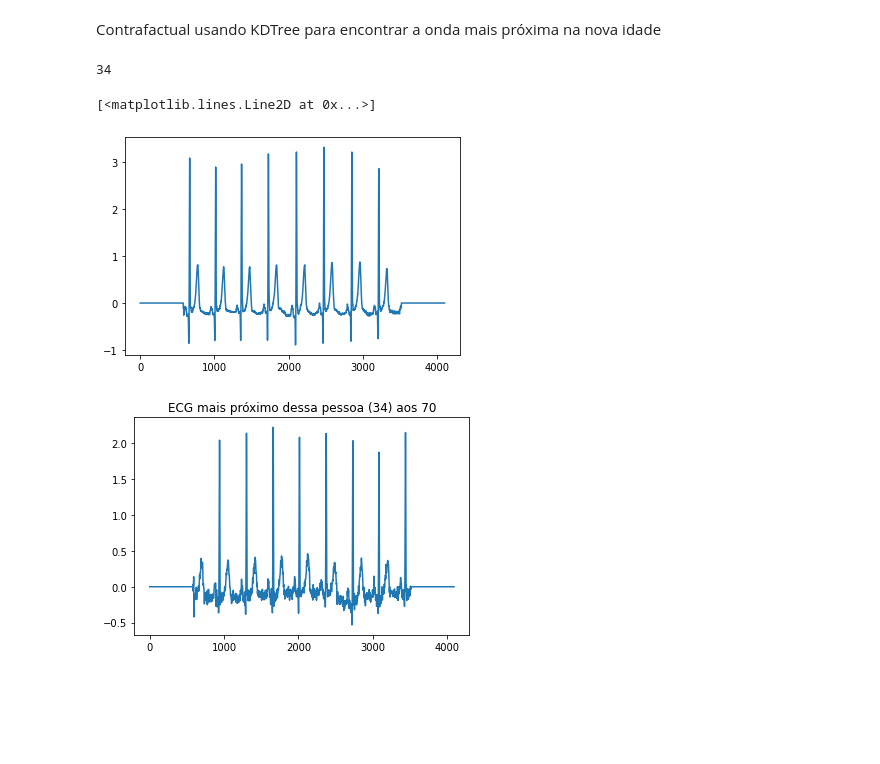
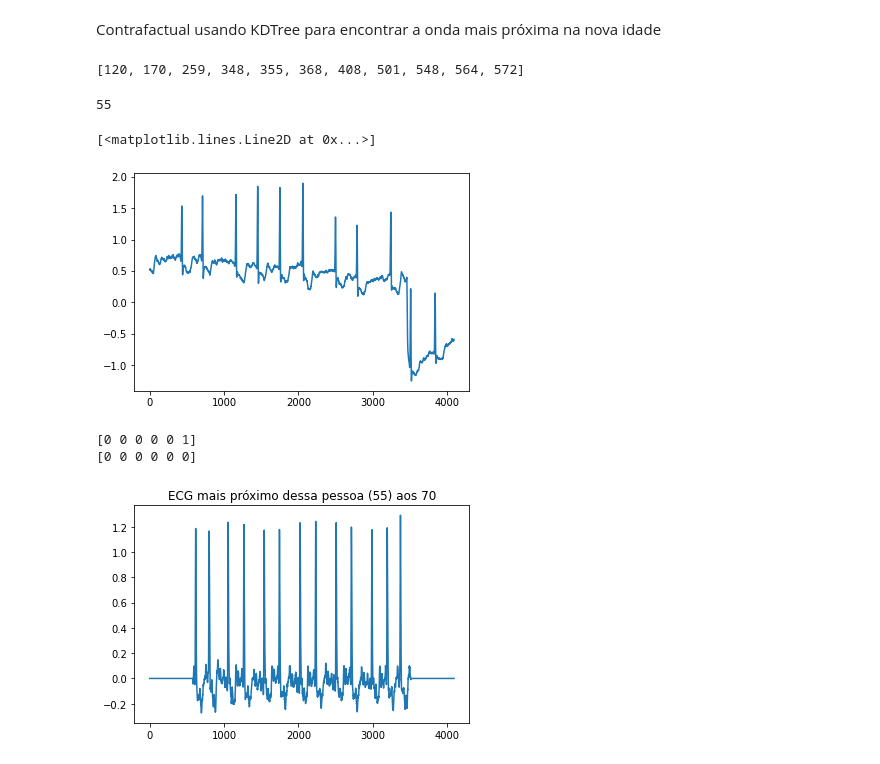
Before and after one commit to EduMio/TP-Causalidade, a Jupyter notebook: notebooks/Contrafactual.ipynb, the cells around one changed output. Cells and saved outputs as stored; diff of their text form; code cells hidden in the pictures; blank space fills up the shorter version.

```diff
--- a/notebooks/Contrafactual.ipynb
+++ b/notebooks/Contrafactual.ipynb
@@ -17,19 +17,32 @@ BEG_TRAIN = '..' + os.sep + 'preprocess2' + os.sep + PREPROCESSED_DATA + os.sep
 # %%
 dfAgeSex = pd.read_csv(BEG_TEST + 'attributes.csv')
+dfLabels = pd.read_csv(BEG_TEST + 'annotations/gold_standard.csv')
 with h5py.File(BEG_TEST + 'ecg_tracings.hdf5') as f:
     M = np.array(f['tracings'])
+# %%
+dfLabels = dfLabels.values
+dfLabels[:,-1], dfLabels[:,-2] = dfLabels[:,-2], dfLabels[:,-1].copy()
+# %%
+idxAF = []
+for i in range(len(dfLabels)):
+    row = dfLabels[i]
+    if np.all(row == [0] * 5 + [1]):
+        idxAF.append(i)
+idxAF
+# %% [output]
+[120, 170, 259, 348, 355, 368, 408, 501, 548, 564, 572]
 # %%
 def GetTestAge(i):
     return dfAgeSex.values[i][0]
-pessoa = 0
+pessoa = 170
 ecg = M[pessoa, :, ELETRODO_IDX]
 age = GetTestAge(pessoa)
 print(age)
 plt.plot(ecg)
 # %% [output]
-34
+55
 [<matplotlib.lines.Line2D at 0x...>]
-[figure, old version]
+[figure, new version]
 # %%
 targetAge = 70
 
@@ -77,7 +91,11 @@ idxClosestOnda = ind[gIdx][0]
 ecgOrgRow = mappings[idxClosestOnda]
 ecgClosest = ecgs[ecgOrgRow]
 plt.plot(ecgClosest)
+print(dfLabels[pessoa])
 plt.title('ECG mais próximo dessa pessoa (' + str(age) + ') aos ' + str(targetAge))
+print(labels[ecgOrgRow].astype(int))
 plt.show()
 # %% [output]
+[0 0 0 0 0 1]
+[0 0 0 0 0 0]
-[figure, old version]
+[figure, new version]
```
Also changed, not shown: parts of 2 cells of this notebook, 2 other files.
